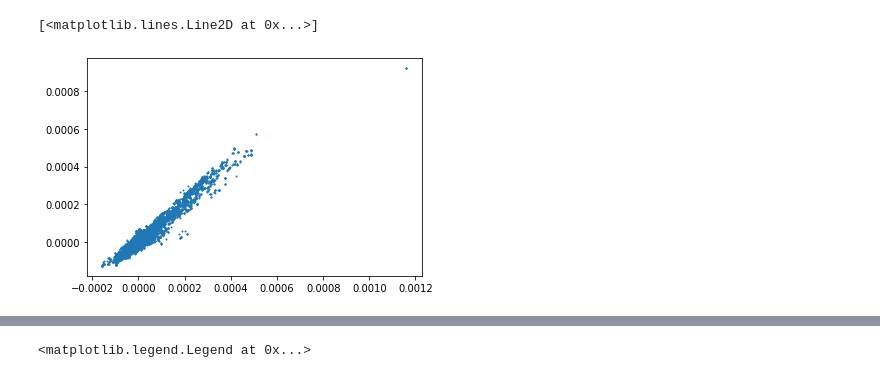
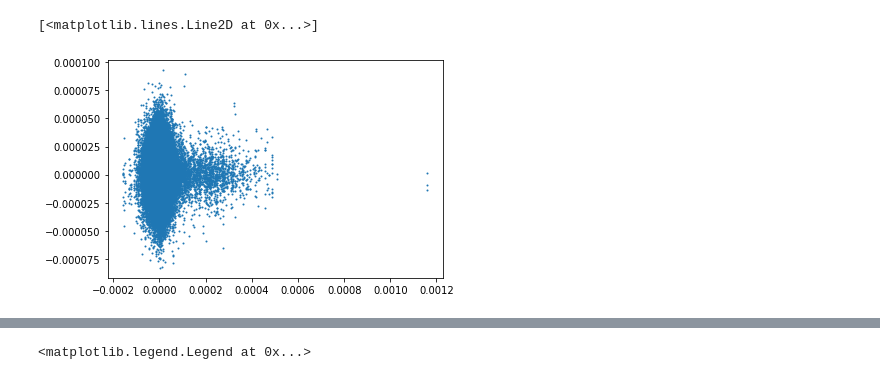
Before and after one commit to andim/peptidome, a Jupyter notebook: code/maxent/full_potts.ipynb, the cells around one changed output, grey strips where cells are left out. Drawn from its saved outputs; the diff is of its cells as text; code cells hidden in the pictures.

```diff
--- a/code/maxent/full_potts.ipynb
+++ b/code/maxent/full_potts.ipynb
@@ -72,30 +36,15 @@ def triplet_frequencies(matrix, num_symbols=2, pseudocount=0):
-# %%
-def compute_cijk(fijk, fij, fi):
-    #https://en.wikipedia.org/wiki/Ursell_function
-    # fijk - fi fjk - fj fik - fk fij + 2*fi fj fk
-    return (fijk
-            - (fi[:, np.newaxis, np.newaxis, :, np.newaxis, np.newaxis]
-               * fij[np.newaxis, :, :, np.newaxis, :, :])
-            - (fi[np.newaxis, :, np.newaxis, np.newaxis, :, np.newaxis]
-               * fij[:, np.newaxis, :, :, np.newaxis, :])
-            - (fi[np.newaxis, np.newaxis :, np.newaxis, np.newaxis, :]
-                * fij[:, :, np.newaxis, :, :, np.newaxis])
-            + (2*fi[:, np.newaxis, np.newaxis, :, np.newaxis, np.newaxis] *
-                fi[np.newaxis, :, np.newaxis, np.newaxis, :, np.newaxis] *
-                fi[np.newaxis, np.newaxis :, np.newaxis, np.newaxis, :]))
-# %%
-def flatten_ijk(cijk):
-    L = cijk.shape[0]
-    num_symbols = cijk.shape[3]
-    flattened = []
-    for i in range(L):
-        for j in range(i+1, L):
-            for k in range(j+1, L):
-                for alpha in range(num_symbols):
-                    for beta in range(num_symbols):
-                        for gamma in range(num_symbols):
-                            flattened.append(cijk[i, j, k, alpha, beta, gamma])
-    return np.array(flattened)
+# %%
+fis = {}
+fijs = {}
+cijs = {}
+for dataset in datasets:
+    matrix = sample_matrices[dataset]
+    fi = frequencies(matrix, num_symbols=q, pseudocount=0.0)
+    fis[dataset] = fi
+    fij = pair_frequencies(matrix, num_symbols=q, fi=fi, pseudocount=0.0)
+    fijs[dataset] = fij
+    cij = compute_covariance_matrix(fi=fi, fij=fij)
+    cijs[dataset] = cij
 # %%
 fijks = {}
 for dataset in datasets:
@@ -122,7 +98,7 @@ fijk_independent = triplet_frequencies(independent_matrix, num_symbols=q, pseudo
 # %%
 cijk_independent = compute_cijk(fijk_independent, fij_independent, fi_independent)
 # %%
-plt.plot(flatten_ijk(cijks['test']), flatten_ijk(cijks['train']), 'o', ms=1)
+plt.plot(flatten_ijk(cijks['test']), flatten_ijk(cijk_independent), 'o', ms=1)
 # %% [output]
 [<matplotlib.lines.Line2D at 0x...>]
-[figure, old version]
+[figure, new version]
```
Also changed, not shown: parts of 15 cells of this notebook, 4 other files.
